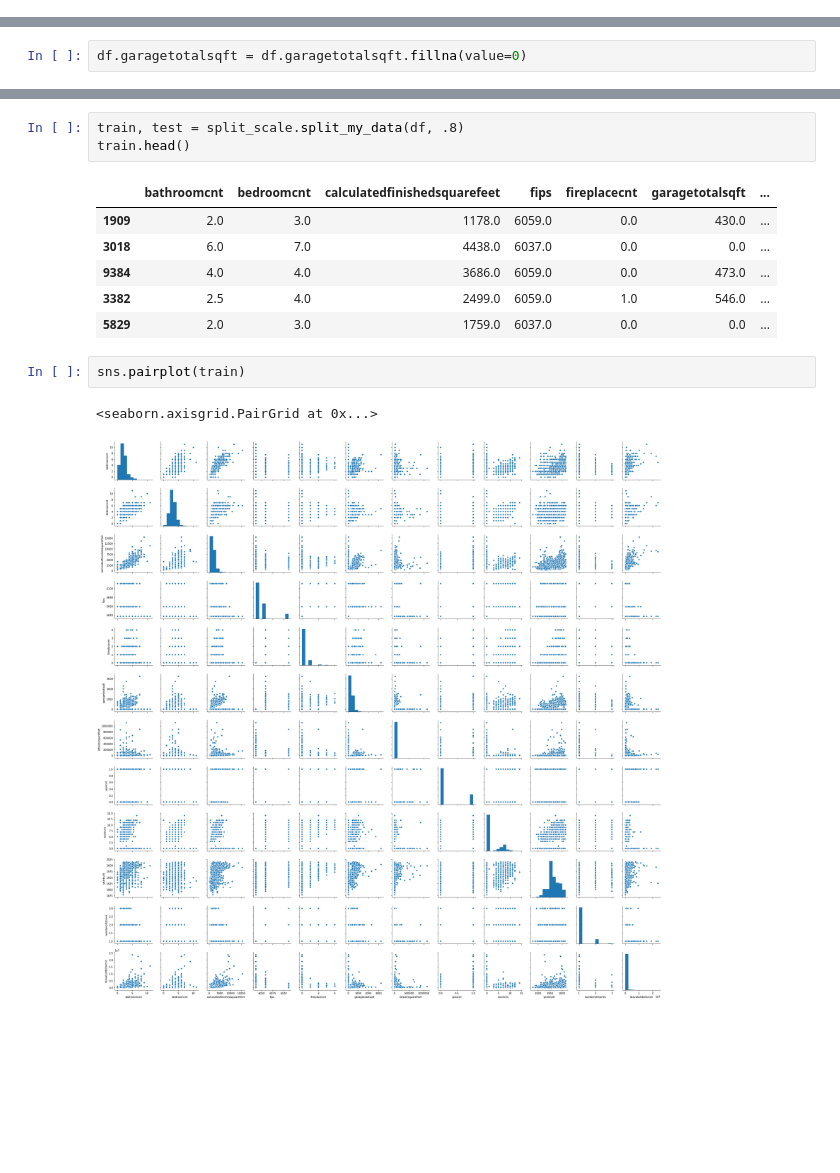
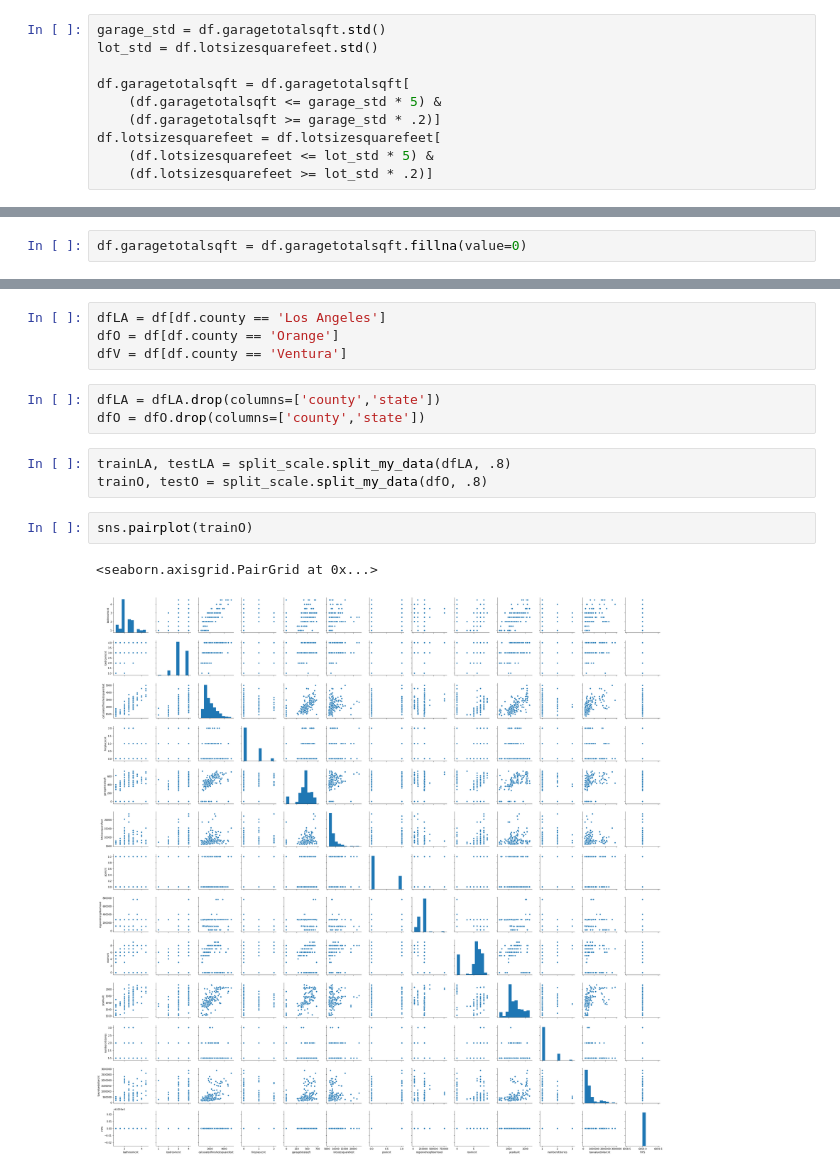
Before and after one commit to CameronGTaylor/zillow_project, a Jupyter notebook: zillow_extended.ipynb, the cells around one changed output, grey strips where cells are left out. Saved outputs shown, nothing was run; the diff lists cells and outputs as text; blank space fills up the shorter version.

```diff
--- a/zillow_extended.ipynb
+++ b/zillow_extended.ipynb
@@ -78,3 +112,13 @@ df.shape
+# %%
+garage_std = df.garagetotalsqft.std()
+lot_std = df.lotsizesquarefeet.std()
+
+df.garagetotalsqft = df.garagetotalsqft[
+    (df.garagetotalsqft <= garage_std * 5) &
+    (df.garagetotalsqft >= garage_std * .2)]
+df.lotsizesquarefeet = df.lotsizesquarefeet[
+    (df.lotsizesquarefeet <= lot_std * 5) &
+    (df.lotsizesquarefeet >= lot_std * .2)]
 # %%
 df.fireplacecnt = df.fireplacecnt.fillna(value=0)
 # %%
@@ -111,16 +158,16 @@ df.shape
-# %%
-train, test = split_scale.split_my_data(df, .8)
-train.head()
-# %% [output]
-|  | bathroomcnt | bedroomcnt | calculatedfinishedsquarefeet | fips | fireplacecnt | garagetotalsqft | ... |
-| 1909 | 2.0 | 3.0 | 1178.0 | 6059.0 | 0.0 | 430.0 | ... |
-| 3018 | 6.0 | 7.0 | 4438.0 | 6037.0 | 0.0 | 0.0 | ... |
-| 9384 | 4.0 | 4.0 | 3686.0 | 6059.0 | 0.0 | 473.0 | ... |
-| 3382 | 2.5 | 4.0 | 2499.0 | 6059.0 | 1.0 | 546.0 | ... |
-| 5829 | 2.0 | 3.0 | 1759.0 | 6037.0 | 0.0 | 0.0 | ... |
+# %%
+dfLA = df[df.county == 'Los Angeles']
+dfO = df[df.county == 'Orange']
+dfV = df[df.county == 'Ventura']
+# %%
+dfLA = dfLA.drop(columns=['county','state'])
+dfO = dfO.drop(columns=['county','state'])
+# %%
+trainLA, testLA = split_scale.split_my_data(dfLA, .8)
+trainO, testO = split_scale.split_my_data(dfO, .8)
 # %%
-sns.pairplot(train)
+sns.pairplot(trainO)
 # %% [output]
 <seaborn.axisgrid.PairGrid at 0x...>
-[figure, old version]
+[figure, new version]
 # %%
```
Also changed, not shown: parts of 37 cells of this notebook.
